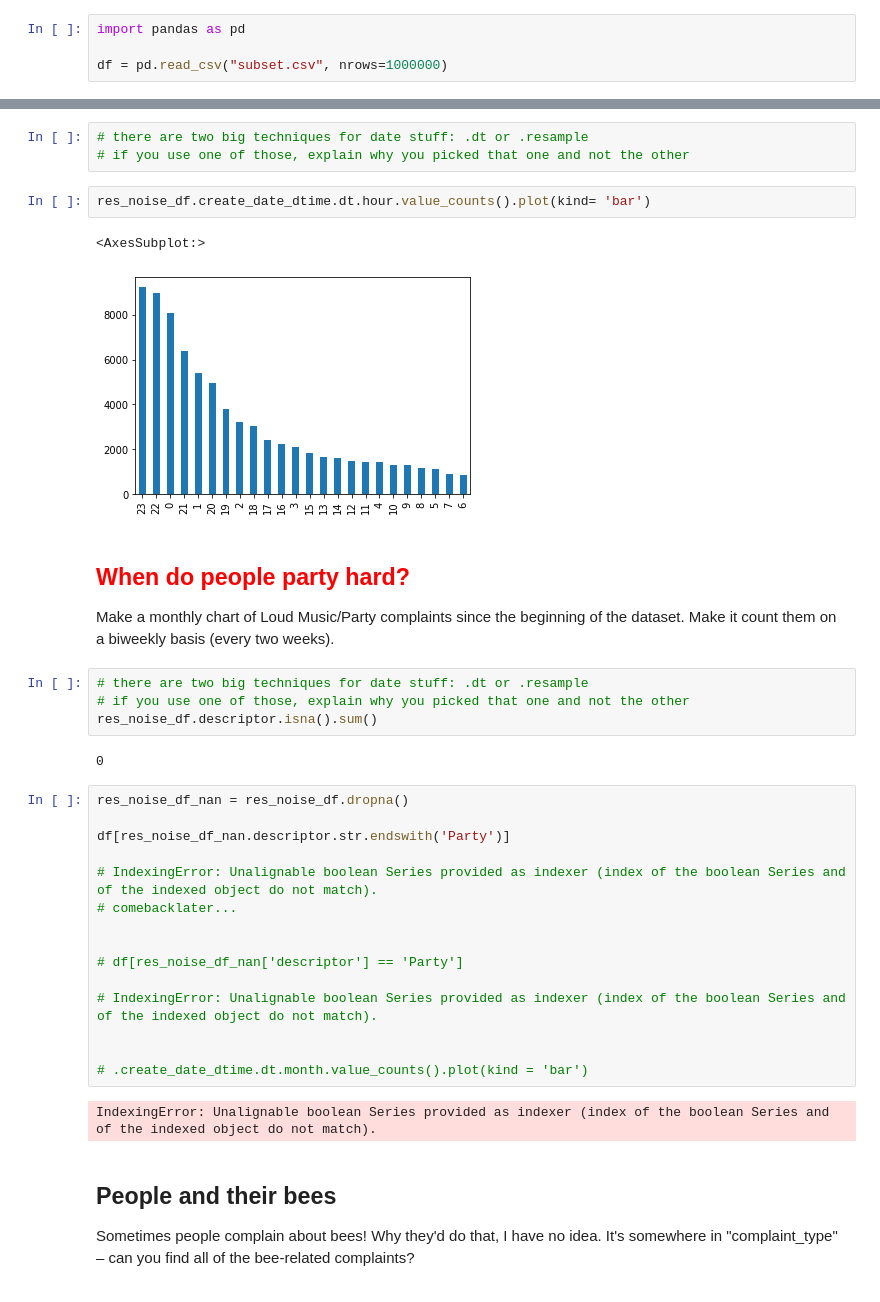
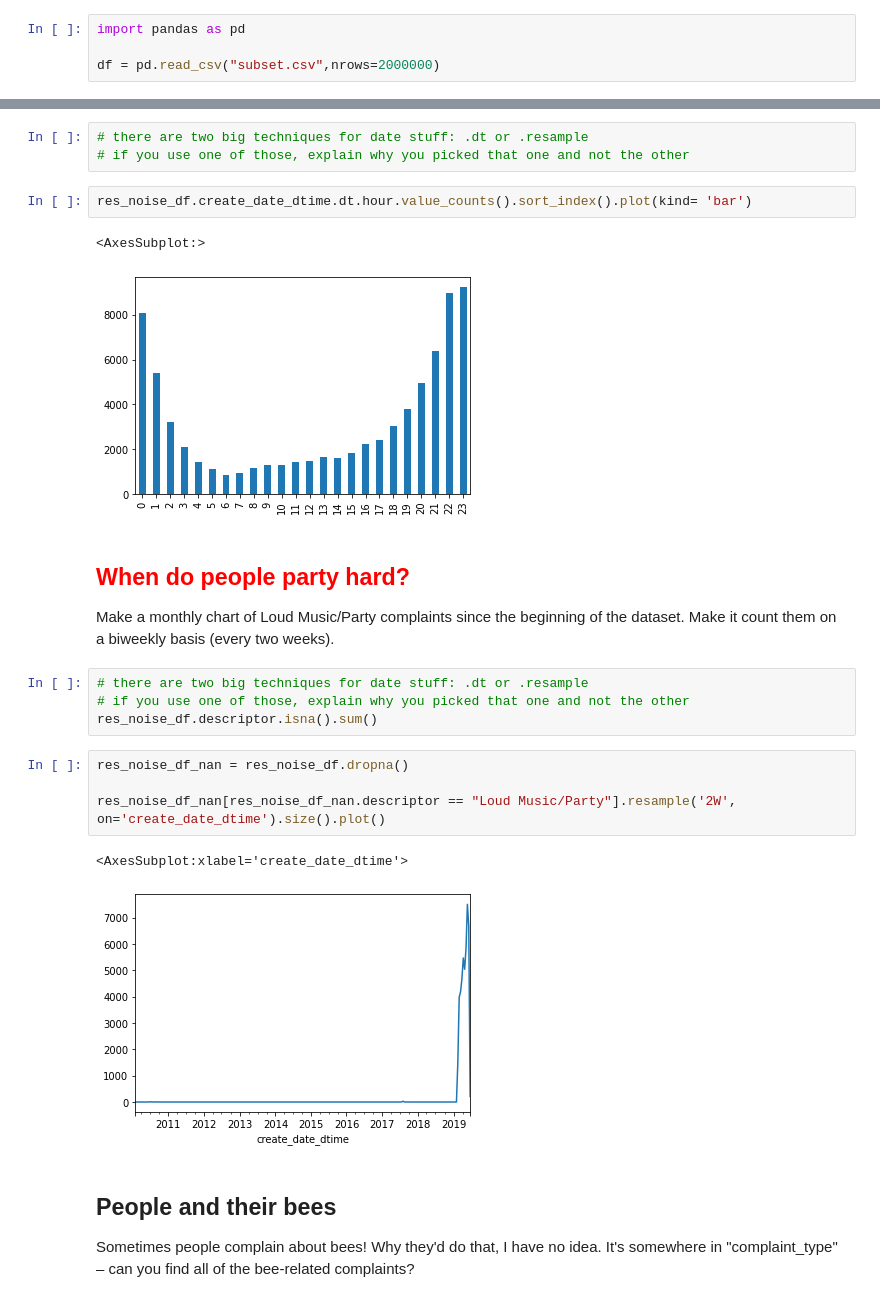
Before and after one commit to naokatoh/assignment_3, a Jupyter notebook: 311 Data Analysis_Kato.ipynb, the cells around one changed output, grey strips where cells are left out. Cells and saved outputs as stored; diff of their text form.

```diff
--- a/311 Data Analysis_Kato.ipynb
+++ b/311 Data Analysis_Kato.ipynb
@@ -3,7 +3,7 @@
 # %%
 import pandas as pd
 
-df = pd.read_csv("subset.csv", nrows=1000000)
+df = pd.read_csv("subset.csv",nrows=2000000)
 # %% [markdown]
 # 311 data analysis
 
@@ -377,10 +392,10 @@ res_noise_df = df[df.complaint_type == "Noise - Residential"]
 # there are two big techniques for date stuff: .dt or .resample
 # if you use one of those, explain why you picked that one and not the other
 # %%
-res_noise_df.create_date_dtime.dt.hour.value_counts().plot(kind= 'bar')
+res_noise_df.create_date_dtime.dt.hour.value_counts().sort_index().plot(kind= 'bar')
 # %% [output]
 <AxesSubplot:>
-[figure, old version]
+[figure, new version]
 # %% [markdown]
 ## <span style="color: red; ">When do people party hard?
 
@@ -389,25 +404,13 @@ Make a monthly chart of Loud Music/Party complaints since the beginning of the d
 # there are two big techniques for date stuff: .dt or .resample
 # if you use one of those, explain why you picked that one and not the other
 res_noise_df.descriptor.isna().sum()
-# %% [output]
-0
 # %%
 res_noise_df_nan = res_noise_df.dropna()
 
-df[res_noise_df_nan.descriptor.str.endswith('Party')]
-
-# IndexingError: Unalignable boolean Series provided as indexer (index of the boolean Series and of the indexed object do not match).
-# comebacklater...
-
-
-# df[res_noise_df_nan['descriptor'] == 'Party']
-
-# IndexingError: Unalignable boolean Series provided as indexer (index of the boolean Series and of the indexed object do not match).
-
-
-# .create_date_dtime.dt.month.value_counts().plot(kind = 'bar')
+res_noise_df_nan[res_noise_df_nan.descriptor == "Loud Music/Party"].resample('2W', on='create_date_dtime').size().plot()
 # %% [output]
-IndexingError: Unalignable boolean Series provided as indexer (index of the boolean Series and of the indexed object do not match).
+<AxesSubplot:xlabel='create_date_dtime'>
+[figure, added]
 # %% [markdown]
 ## People and their bees
 
```
Also changed, not shown: parts of 35 cells of this notebook.
